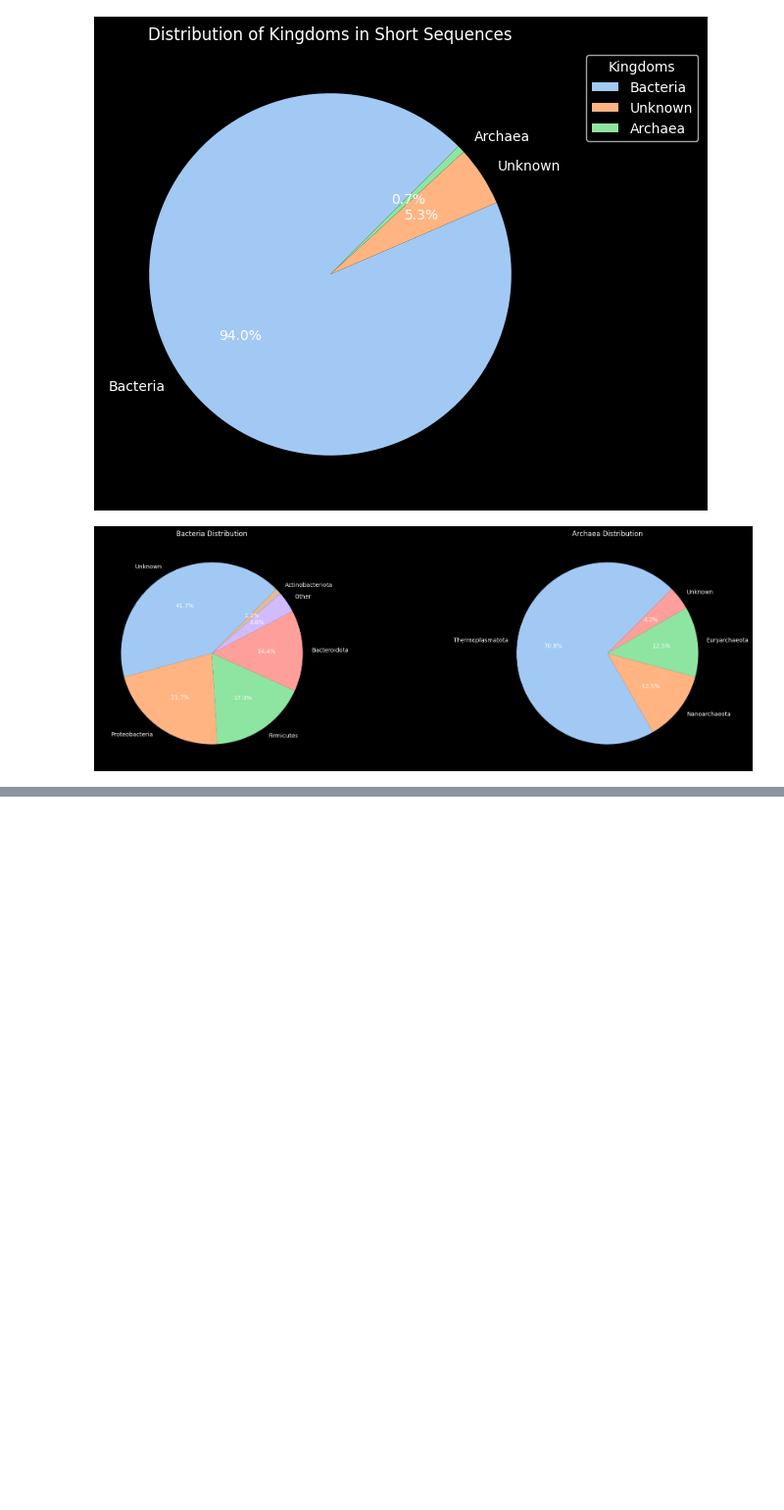
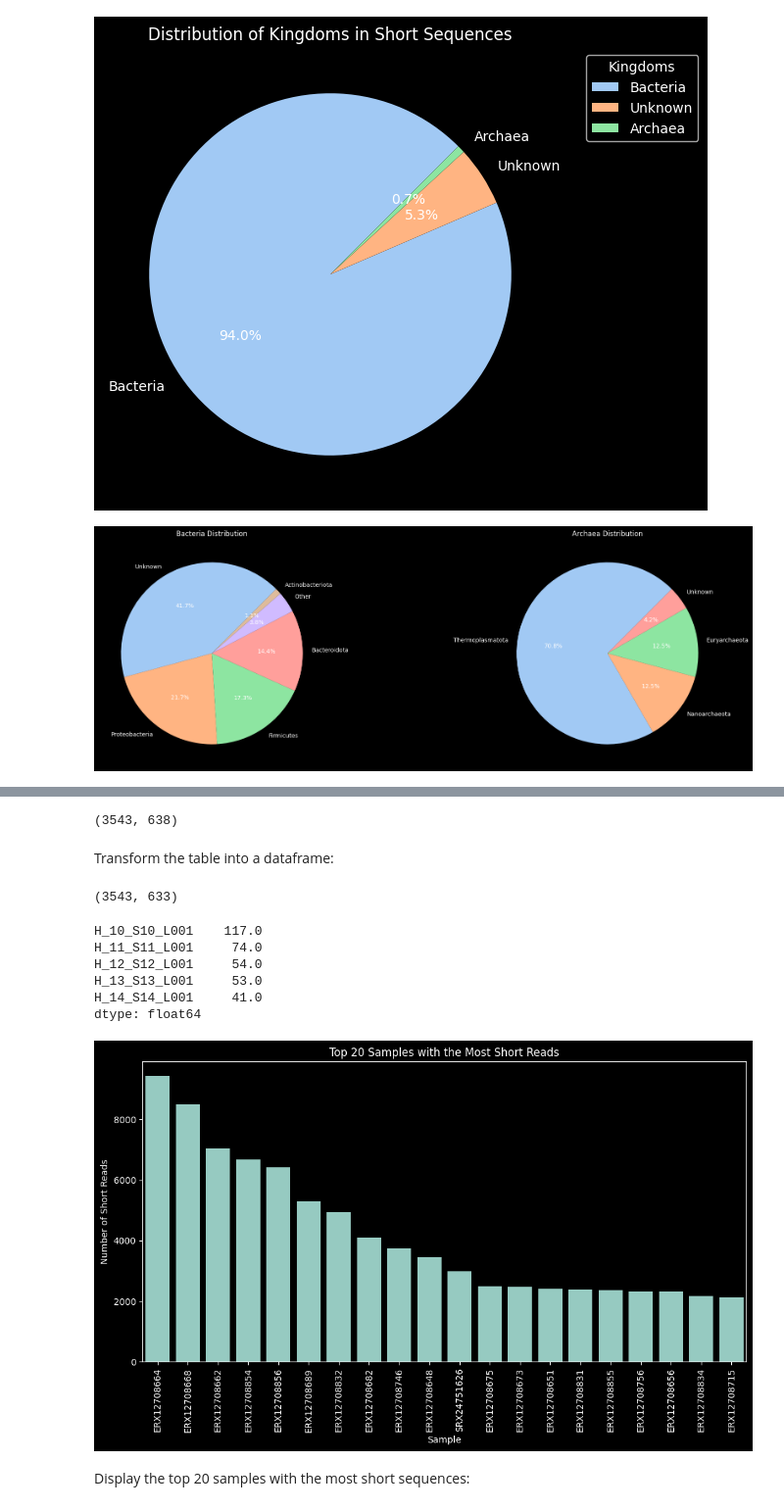
Before and after one commit to filippob/deep_micro_core, a Jupyter notebook: notebooks/01-describe_merged_sequences.ipynb, the cells around one changed output, grey strips where cells are left out. Shown at 98% size. Drawn from its saved outputs; the diff is of its cells as text; code cells hidden in the pictures; blank space fills up the shorter version.

Commit message:
:monocle_face: describe short sequences in samples

```diff
--- a/notebooks/01-describe_merged_sequences.ipynb
+++ b/notebooks/01-describe_merged_sequences.ipynb
@@ -179,0 +187,51 @@ plt.show()
+# %%
+biom_file = project_directory / "merged_results/export/table/feature-table.biom"
+table = biom.load_table(biom_file)
+# %%
+# get the ids of the short reads
+short_read_ids = short_sequences_df.index.tolist()
+
+# Filter the table to include only rows with IDs in short_read_ids
+filtered_table = table.filter(short_read_ids, axis='observation', inplace=False)
+filtered_table.shape
+# %% [output]
+(3543, 638)
+# %% [markdown]
+Transform the table into a dataframe:
+# %%
+# Convert the biom table to a pandas DataFrame
+filtered_table_df = filtered_table.to_dataframe(dense=True)
+
+# Remove samples (columns) that contain only zeros
+filtered_table_df = filtered_table_df.loc[:, (filtered_table_df != 0).any(axis=0)]
+filtered_table_df.shape
+# %% [output]
+(3543, 633)
+# %%
+# Sum the counts of short reads for each sample
+short_reads_per_sample = filtered_table_df.sum(axis=0)
+
+# Display the result
+short_reads_per_sample.head()
+# %% [output]
+H_10_S10_L001    117.0
+H_11_S11_L001     74.0
+H_12_S12_L001     54.0
+H_13_S13_L001     53.0
+H_14_S14_L001     41.0
+dtype: float64
+# %%
+# Plot the short reads per sample for the top 20 samples with the most reads
+top_20_samples = short_reads_per_sample.nlargest(20)
+
+plt.figure(figsize=(12, 6))
+sns.barplot(x=top_20_samples.index, y=top_20_samples.values)
+plt.xlabel('Sample')
+plt.ylabel('Number of Short Reads')
+plt.title('Top 20 Samples with the Most Short Reads')
+plt.xticks(rotation=90)
+plt.show()
+# %% [output]
+[figure, added]
+# %% [markdown]
+Display the top 20 samples with the most short sequences:
```
Also changed, not shown: parts of 10 cells of this notebook.
